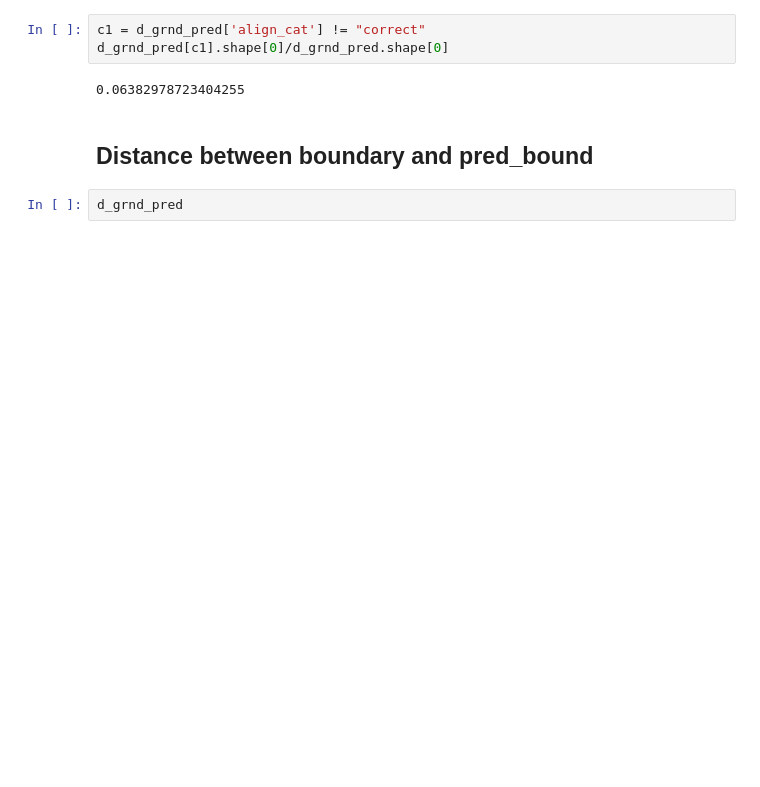
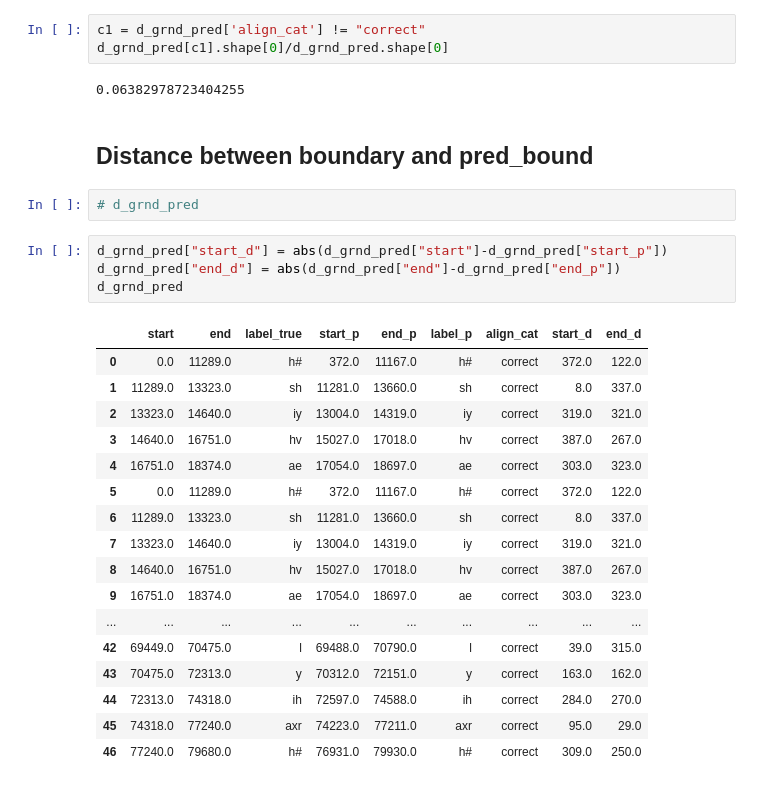
Before and after one commit to fredy-rojas/07_FR_phone, a Jupyter notebook: notebooks/03_proto/01_segEv/FR_proto_segEv.ipynb, the cells around one changed output. Cells and saved outputs as stored; diff of their text form; blank space fills up the shorter version.

```diff
--- a/notebooks/03_proto/01_segEv/FR_proto_segEv.ipynb
+++ b/notebooks/03_proto/01_segEv/FR_proto_segEv.ipynb
@@ -709,4 +709,26 @@ d_grnd_pred[c1].shape[0]/d_grnd_pred.shape[0]
 # %% [markdown]
 ## Distance between boundary and pred_bound
 # %%
-d_grnd_pred
+# d_grnd_pred
+# %%
+d_grnd_pred["start_d"] = abs(d_grnd_pred["start"]-d_grnd_pred["start_p"])
+d_grnd_pred["end_d"] = abs(d_grnd_pred["end"]-d_grnd_pred["end_p"])
+d_grnd_pred
+# %% [output]
+|  | start | end | label_true | start_p | end_p | label_p | align_cat | start_d | end_d |
+| 0 | 0.0 | 11289.0 | h# | 372.0 | 11167.0 | h# | correct | 372.0 | 122.0 |
+| 1 | 11289.0 | 13323.0 | sh | 11281.0 | 13660.0 | sh | correct | 8.0 | 337.0 |
+| 2 | 13323.0 | 14640.0 | iy | 13004.0 | 14319.0 | iy | correct | 319.0 | 321.0 |
+| 3 | 14640.0 | 16751.0 | hv | 15027.0 | 17018.0 | hv | correct | 387.0 | 267.0 |
+| 4 | 16751.0 | 18374.0 | ae | 17054.0 | 18697.0 | ae | correct | 303.0 | 323.0 |
+| 5 | 0.0 | 11289.0 | h# | 372.0 | 11167.0 | h# | correct | 372.0 | 122.0 |
+| 6 | 11289.0 | 13323.0 | sh | 11281.0 | 13660.0 | sh | correct | 8.0 | 337.0 |
+| 7 | 13323.0 | 14640.0 | iy | 13004.0 | 14319.0 | iy | correct | 319.0 | 321.0 |
+| 8 | 14640.0 | 16751.0 | hv | 15027.0 | 17018.0 | hv | correct | 387.0 | 267.0 |
+| 9 | 16751.0 | 18374.0 | ae | 17054.0 | 18697.0 | ae | correct | 303.0 | 323.0 |
+| ... | ... | ... | ... | ... | ... | ... | ... | ... | ... |
+| 42 | 69449.0 | 70475.0 | l | 69488.0 | 70790.0 | l | correct | 39.0 | 315.0 |
+| 43 | 70475.0 | 72313.0 | y | 70312.0 | 72151.0 | y | correct | 163.0 | 162.0 |
+| 44 | 72313.0 | 74318.0 | ih | 72597.0 | 74588.0 | ih | correct | 284.0 | 270.0 |
+| 45 | 74318.0 | 77240.0 | axr | 74223.0 | 77211.0 | axr | correct | 95.0 | 29.0 |
+| 46 | 77240.0 | 79680.0 | h# | 76931.0 | 79930.0 | h# | correct | 309.0 | 250.0 |
```
Also changed, not shown: parts of 9 cells of this notebook.
